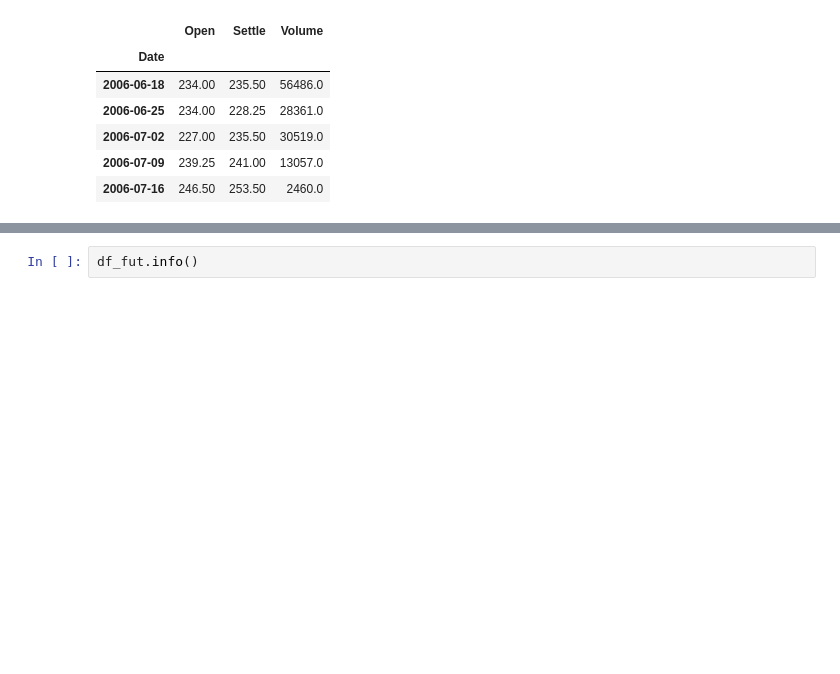
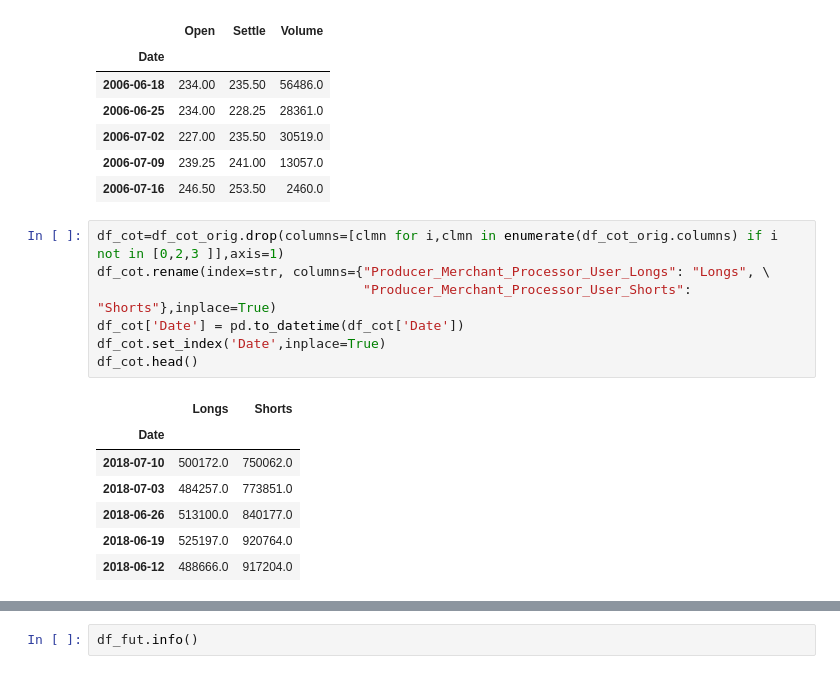
Before and after one commit to zmarozas/machine-learning, a Jupyter notebook: udacity-mlnd/grains_futures_prices_prognosticator/grains_futures_prices_prognosticator.ipynb, the cells around one changed output, grey strips where cells are left out. Drawn from its saved outputs; the diff is of its cells as text; blank space fills up the shorter version.

```diff
--- a/udacity-mlnd/grains_futures_prices_prognosticator/grains_futures_prices_prognosticator.ipynb
+++ b/udacity-mlnd/grains_futures_prices_prognosticator/grains_futures_prices_prognosticator.ipynb
@@ -77,3 +78,18 @@ df_fut_weekly.head()
 | 2006-07-02 | 227.00 | 235.50 | 30519.0 |
 | 2006-07-09 | 239.25 | 241.00 | 13057.0 |
 | 2006-07-16 | 246.50 | 253.50 | 2460.0 |
+# %%
+df_cot=df_cot_orig.drop(columns=[clmn for i,clmn in enumerate(df_cot_orig.columns) if i not in [0,2,3 ]],axis=1)
+df_cot.rename(index=str, columns={"Producer_Merchant_Processor_User_Longs": "Longs", \
+                                  "Producer_Merchant_Processor_User_Shorts": "Shorts"},inplace=True)
+df_cot['Date'] = pd.to_datetime(df_cot['Date'])
+df_cot.set_index('Date',inplace=True)
+df_cot.head()
+# %% [output]
+|  | Longs | Shorts |
+| Date |  |  |
+| 2018-07-10 | 500172.0 | 750062.0 |
+| 2018-07-03 | 484257.0 | 773851.0 |
+| 2018-06-26 | 513100.0 | 840177.0 |
+| 2018-06-19 | 525197.0 | 920764.0 |
+| 2018-06-12 | 488666.0 | 917204.0 |
```
Also changed, not shown: parts of 6 cells of this notebook, 1 other file.
